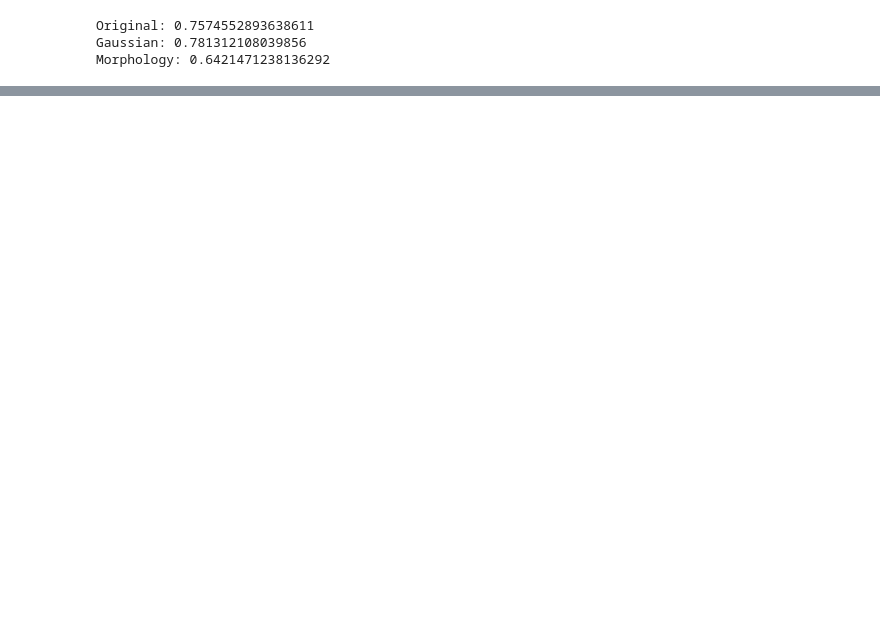
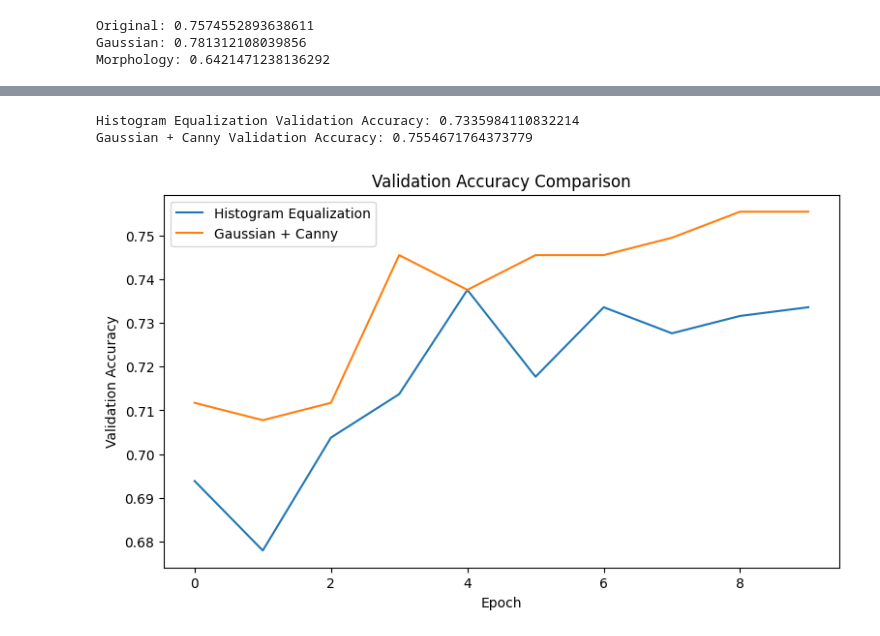
Before and after one commit to wwwww22345/Image-Processing-Based-Waste-Classification, a Jupyter notebook: test4.ipynb, the cells around one changed output, grey strips where cells are left out. Cells and saved outputs as stored; diff of their text form; code cells hidden in the pictures; blank space fills up the shorter version.

```diff
--- a/test4.ipynb
+++ b/test4.ipynb
@@ -1013,0 +1143,12 @@ Morphology: 0.6421471238136292
+# %%
+# ============================================================
+# 5. TRAIN HISTOGRAM EQUALIZATION MODEL
+# ============================================================
+
+hist_model = build_model()
+
+hist_history = hist_model.fit(
+    hist_train,
+    validation_data=hist_val,
+    epochs=10
+)
@@ -1013,0 +1176,12 @@ Morphology: 0.6421471238136292
+# %%
+# ============================================================
+# 6. TRAIN GAUSSIAN + CANNY MODEL
+# ============================================================
+
+canny_model = build_model()
+
+canny_history = canny_model.fit(
+    canny_train,
+    validation_data=canny_val,
+    epochs=10
+)
@@ -1013,0 +1209,38 @@ Morphology: 0.6421471238136292
+# %%
+# ============================================================
+# 7. COMPARE ALL RESULTS
+# ============================================================
+
+hist_acc = hist_history.history["val_accuracy"][-1]
+canny_acc = canny_history.history["val_accuracy"][-1]
+
+#print("Original Images Validation Accuracy:", original_acc)
+#print("Gaussian Filter Validation Accuracy:", gaussian_acc)
+print("Histogram Equalization Validation Accuracy:", hist_acc)
+print("Gaussian + Canny Validation Accuracy:", canny_acc)
+
+#print("\nGaussian Improvement:", gaussian_acc - original_acc)
+#print("Histogram Improvement:", hist_acc - original_acc)
+#print("Gaussian + Canny Improvement:", canny_acc - original_acc)
+# %% [output]
+Histogram Equalization Validation Accuracy: 0.7335984110832214
+Gaussian + Canny Validation Accuracy: 0.7554671764373779
+# %%
+# ============================================================
+# 8. PLOT COMPARISON
+# ============================================================
+
+plt.figure(figsize=(9, 5))
+
+#plt.plot(original_history.history["val_accuracy"], label="Original")
+#plt.plot(gaussian_history.history["val_accuracy"], label="Gaussian")
+plt.plot(hist_history.history["val_accuracy"], label="Histogram Equalization")
+plt.plot(canny_history.history["val_accuracy"], label="Gaussian + Canny")
+
+plt.title("Validation Accuracy Comparison")
+plt.xlabel("Epoch")
+plt.ylabel("Validation Accuracy")
+plt.legend()
+plt.show()
+# %% [output]
+[figure, added]
```
Also changed, not shown: parts of 22 cells of this notebook, 6 other files.
